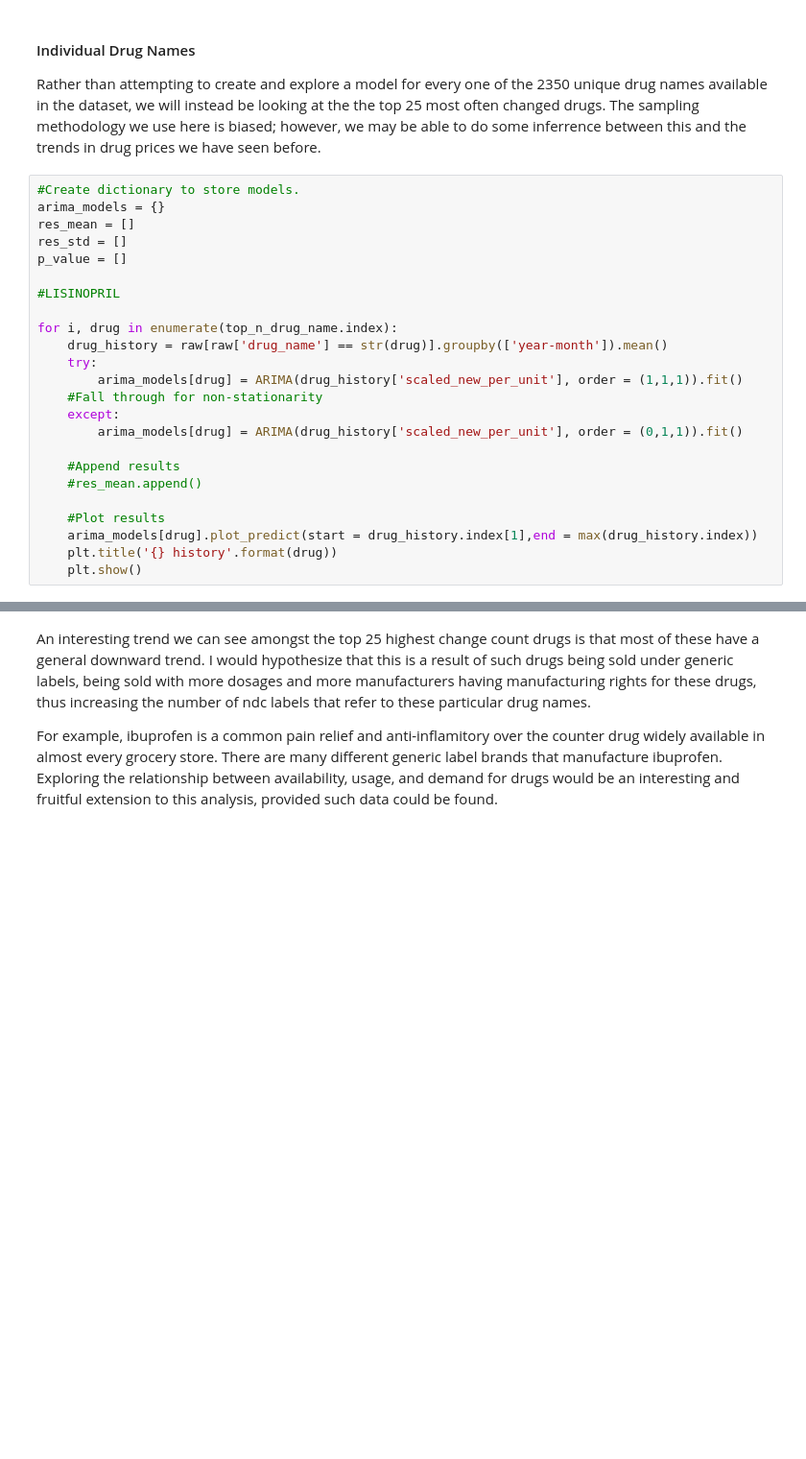
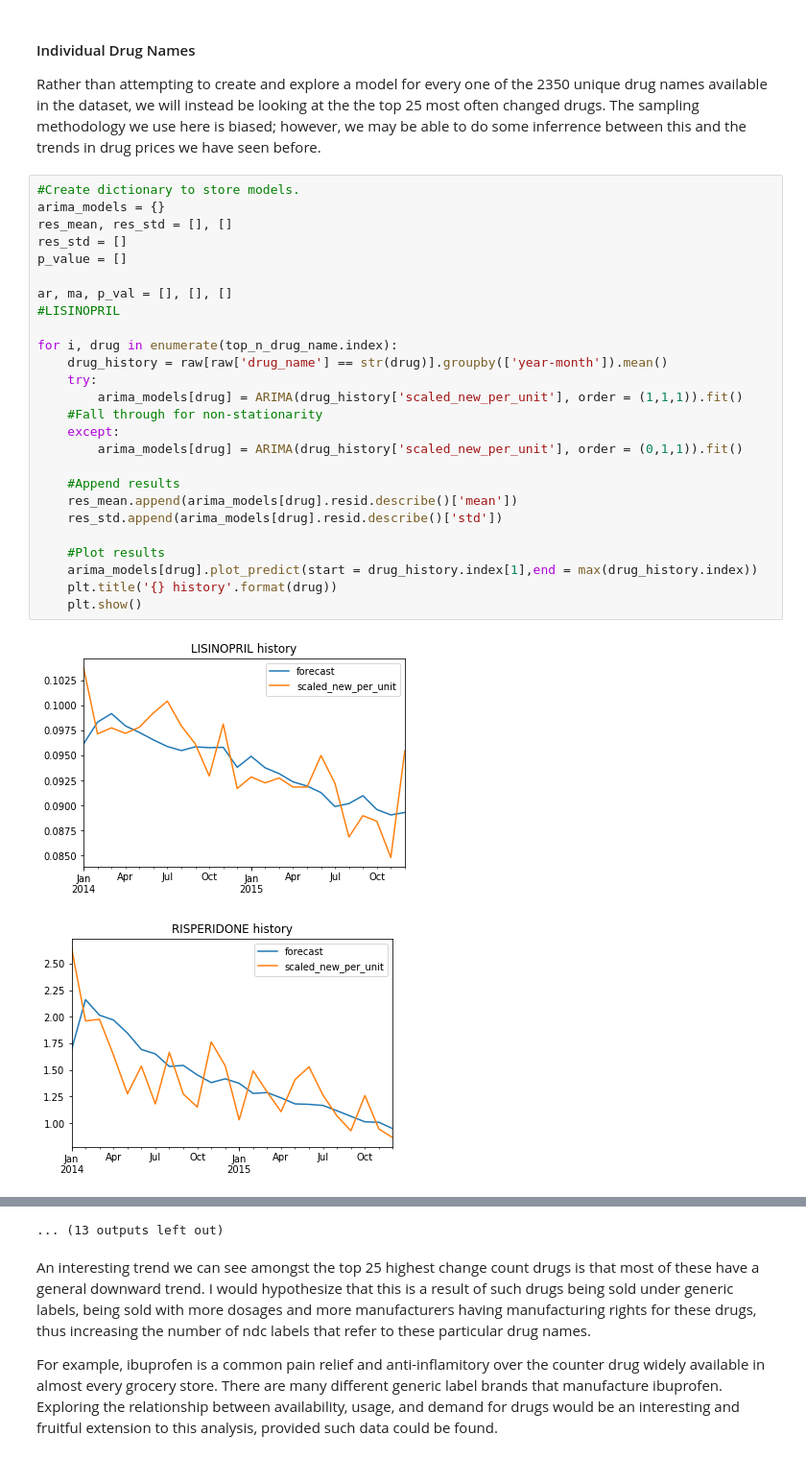
Before and after one commit to Cervantes92/drug-prices, a Jupyter notebook: main.ipynb, the cells around one changed output, grey strips where cells are left out. Shown at 96% size. Drawn from its saved outputs; the diff is of its cells as text; blank space fills up the shorter version.

Commit message:
model validation

```diff
--- a/main.ipynb
+++ b/main.ipynb
@@ -629,24 +803,29 @@ Rather than attempting to create and explore a model for every one of the 2350 u
 # %%
 #Create dictionary to store models.
 arima_models = {}
-res_mean = []
+res_mean, res_std = [], []
 res_std = []
 p_value = []
 
+ar, ma, p_val = [], [], []
 #LISINOPRIL
 
 for i, drug in enumerate(top_n_drug_name.index):
     drug_history = raw[raw['drug_name'] == str(drug)].groupby(['year-month']).mean()
     try:
         arima_models[drug] = ARIMA(drug_history['scaled_new_per_unit'], order = (1,1,1)).fit()
     #Fall through for non-stationarity
     except:
         arima_models[drug] = ARIMA(drug_history['scaled_new_per_unit'], order = (0,1,1)).fit()
 
     #Append results
-    #res_mean.append()
+    res_mean.append(arima_models[drug].resid.describe()['mean'])
+    res_std.append(arima_models[drug].resid.describe()['std'])
 
     #Plot results
     arima_models[drug].plot_predict(start = drug_history.index[1],end = max(drug_history.index))
     plt.title('{} history'.format(drug))
     plt.show()
+# %% [output]
+[figure, added]
+[figure, added]
@@ -653,3 +842,4 @@ for i, drug in enumerate(top_n_drug_name.index):
+... (13 outputs left out)
 # %% [markdown]
 An interesting trend we can see amongst the top 25 highest change count drugs is that most of these have a general downward trend. I would hypothesize that this is a result of such drugs being sold under generic labels, being sold with more dosages and more manufacturers having manufacturing rights for these drugs, thus increasing the number of ndc labels that refer to these particular drug names.
 
```
Also changed, not shown: parts of 28 cells of this notebook.
